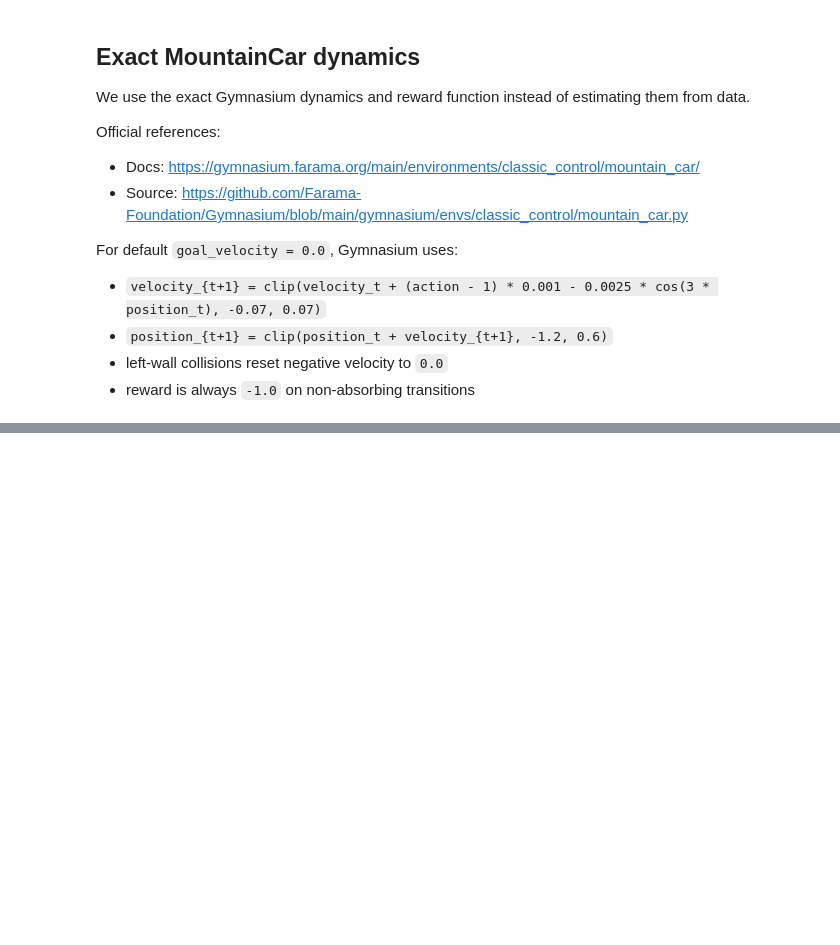
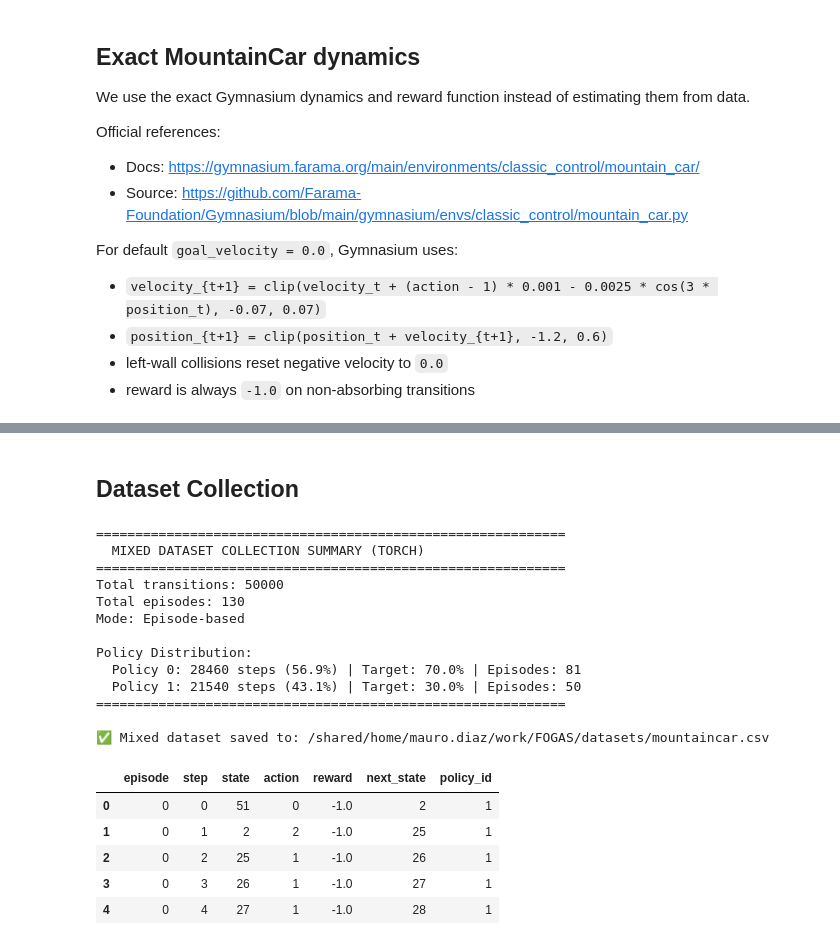
Before and after one commit to maaurod/FOGAS, a Jupyter notebook: testing_vectorized/MountainCar_discretization.ipynb, the cells around one changed output, grey strips where cells are left out. Drawn from its saved outputs; the diff is of its cells as text; code cells hidden in the pictures; blank space fills up the shorter version.

```diff
--- a/testing_vectorized/MountainCar_discretization.ipynb
+++ b/testing_vectorized/MountainCar_discretization.ipynb
@@ -373,0 +582,48 @@ plt.show()
+# %% [markdown]
+## Dataset Collection
+# %%
+# ── Collector: mix x0 starts (30%) with random valid starts (70%) ────────────
+collector = EnvDataCollector(
+    mdp=mdp,
+    max_steps=500,
+    terminal_states={GOAL_STATE_ID},
+    reset_probs={"x0": 0.5, "random": 0.5},
+    seed=42,
+)
+
+# ── Policy mix: 70% epsilon-greedy (optimal + exploration), 30% pure random ──
+pi_matrix = mdp.pi_star.reshape(N_STATES, N_ACTIONS)   # shape (N, A)
+
+df = collector.collect_mixed_dataset(
+    policies=[
+        (pi_matrix, 0.2),   # epsilon-greedy: 80% optimal, 20% random
+        "random",           # pure random
+    ],
+    proportions=[0.7, 0.3],
+    n_steps=50_000,
+    episode_based=True,     # switch policy at episode boundaries (cleaner episodes)
+    save_path=str(DATASET_PATH),
+    verbose=True,
+)
+
+df.head()
+# %% [output]
+============================================================
+  MIXED DATASET COLLECTION SUMMARY (TORCH)
+============================================================
+Total transitions: 50000
+Total episodes: 130
+Mode: Episode-based
+
+Policy Distribution:
+  Policy 0: 28460 steps (56.9%) | Target: 70.0% | Episodes: 81
+  Policy 1: 21540 steps (43.1%) | Target: 30.0% | Episodes: 50
+============================================================
+
+✅ Mixed dataset saved to: /shared/home/mauro.diaz/work/FOGAS/datasets/mountaincar.csv
+|  | episode | step | state | action | reward | next_state | policy_id |
+| 0 | 0 | 0 | 51 | 0 | -1.0 | 2 | 1 |
+| 1 | 0 | 1 | 2 | 2 | -1.0 | 25 | 1 |
+| 2 | 0 | 2 | 25 | 1 | -1.0 | 26 | 1 |
+| 3 | 0 | 3 | 26 | 1 | -1.0 | 27 | 1 |
+| 4 | 0 | 4 | 27 | 1 | -1.0 | 28 | 1 |
```
Also changed, not shown: parts of 19 cells of this notebook, 2 other files.
